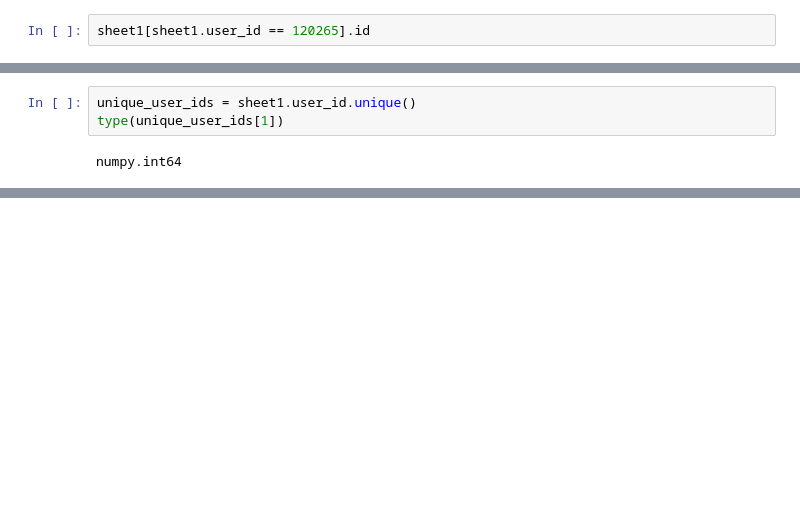
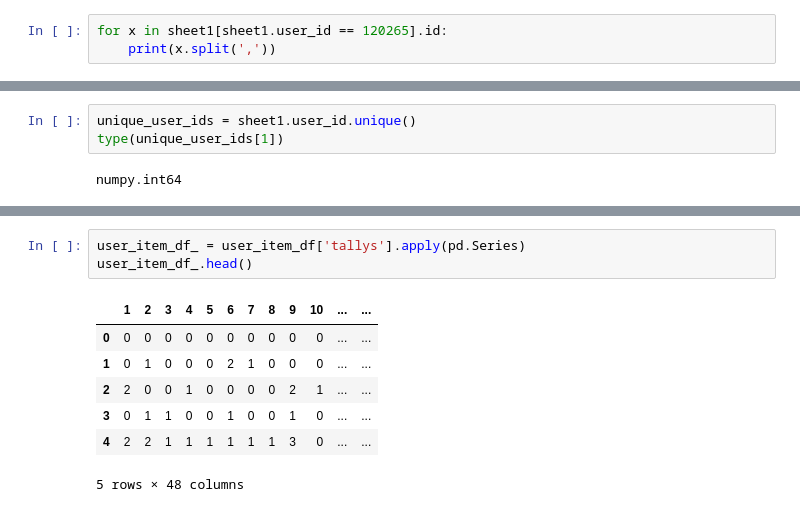
Before and after one commit to yuchild/erik_interviewqs, a Jupyter notebook: question_similarity_matrix.ipynb, the cells around one changed output, grey strips where cells are left out. Saved outputs shown, nothing was run; the diff lists cells and outputs as text; blank space fills up the shorter version.

```diff
--- a/question_similarity_matrix.ipynb
+++ b/question_similarity_matrix.ipynb
@@ -118,5 +138,6 @@ sheet1.id.iloc[0].split(',')
 # %% [output]
 ['27', '26']
 # %%
-sheet1[sheet1.user_id == 120265].id
+for x in sheet1[sheet1.user_id == 120265].id:
+    print(x.split(','))
 # %% [output]
@@ -135,0 +196,11 @@ numpy.int64
+# %%
+user_item_df_ = user_item_df['tallys'].apply(pd.Series)
+user_item_df_.head()
+# %% [output]
+|  | 1 | 2 | 3 | 4 | 5 | 6 | 7 | 8 | 9 | 10 | ... | ... |
+| 0 | 0 | 0 | 0 | 0 | 0 | 0 | 0 | 0 | 0 | 0 | ... | ... |
+| 1 | 0 | 1 | 0 | 0 | 0 | 2 | 1 | 0 | 0 | 0 | ... | ... |
+| 2 | 2 | 0 | 0 | 1 | 0 | 0 | 0 | 0 | 2 | 1 | ... | ... |
+| 3 | 0 | 1 | 1 | 0 | 0 | 1 | 0 | 0 | 1 | 0 | ... | ... |
+| 4 | 2 | 2 | 1 | 1 | 1 | 1 | 1 | 1 | 3 | 0 | ... | ... |
+5 rows × 48 columns
```
Also changed, not shown: parts of 17 cells of this notebook.
